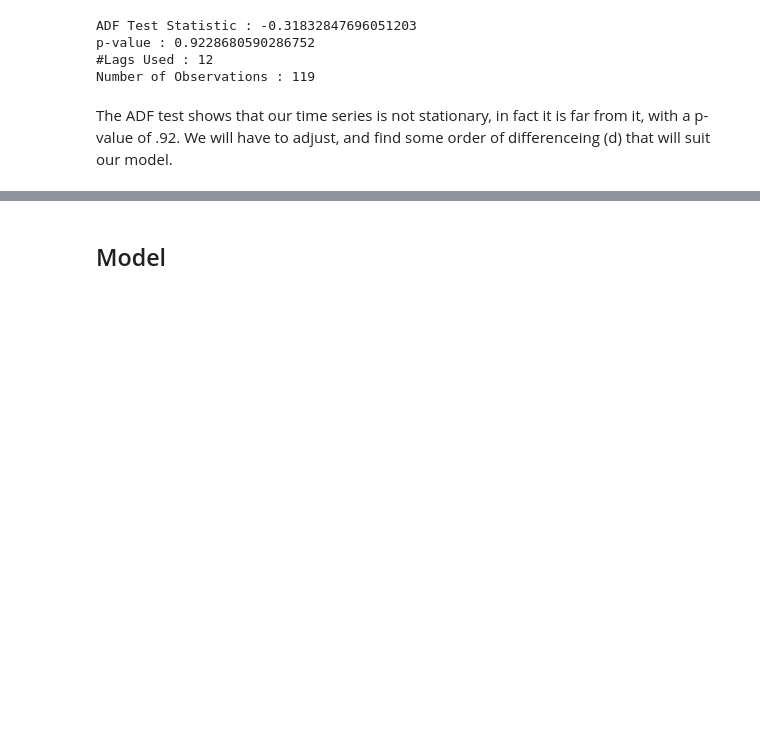
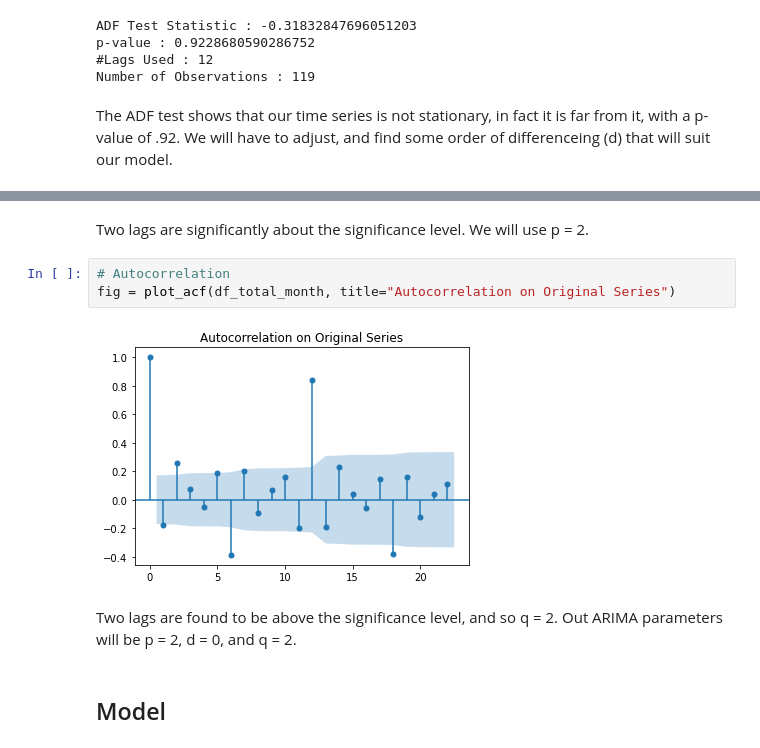
Before and after one commit to Achan40/chicago-crime, a Jupyter notebook: analysis/chicago-crime.ipynb, the cells around one changed output, grey strips where cells are left out. Cells and saved outputs as stored; diff of their text form; blank space fills up the shorter version.

Commit message:
Determined ARIMA parameters

```diff
--- a/analysis/chicago-crime.ipynb
+++ b/analysis/chicago-crime.ipynb
@@ -195,3 +215,12 @@ The ADF test shows that our time series is not stationary, in fact it is far fro
+# %% [markdown]
+Two lags are significantly about the significance level. We will use p = 2.
+# %%
+# Autocorrelation
+fig = plot_acf(df_total_month, title="Autocorrelation on Original Series")
+# %% [output]
+[figure, added]
+# %% [markdown]
+Two lags are found to be above the significance level, and so q = 2. Out ARIMA parameters will be p = 2, d = 0, and q = 2.
 # %% [markdown]
 ## Model <a name="Model"></a>
 # %% [markdown]
```
Also changed, not shown: parts of 6 cells of this notebook.
